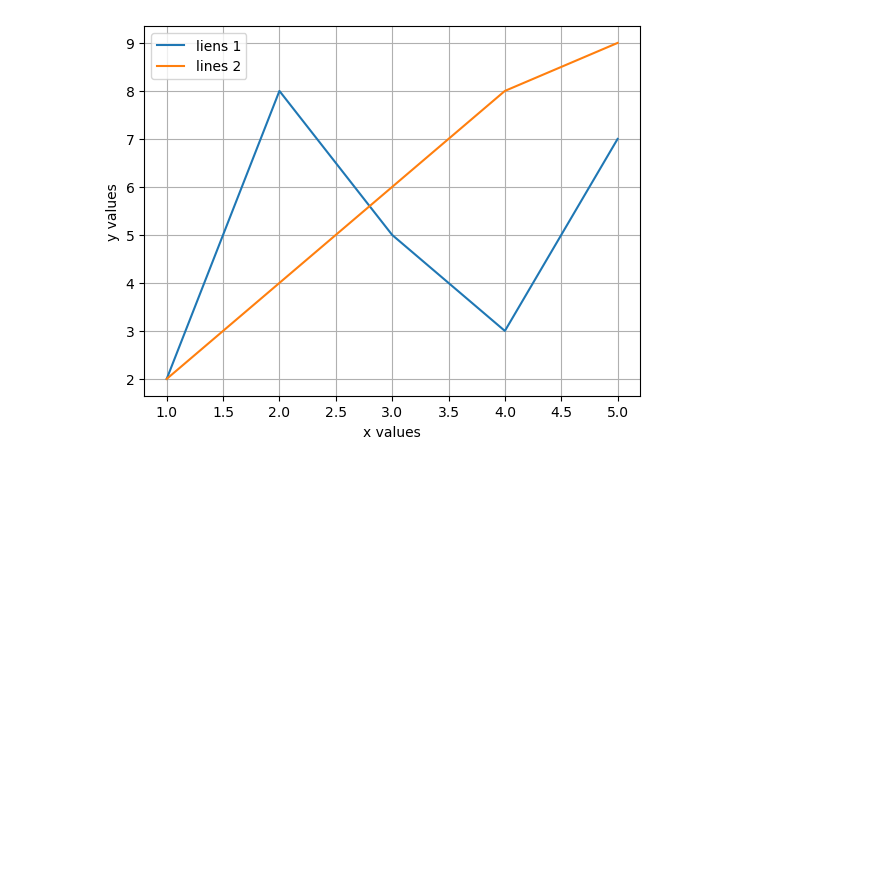
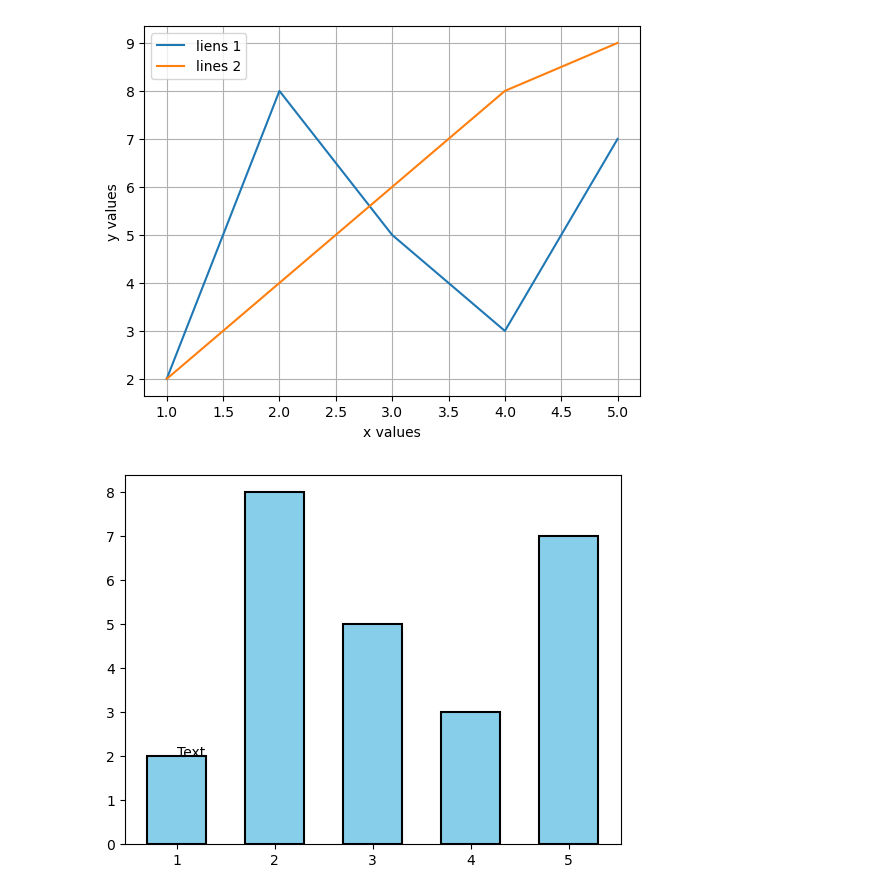
Before and after one commit to aditya-76430/python-programming, a Jupyter notebook: Matplotlib/learning-part1.ipynb, the cells around one changed output. Drawn from its saved outputs; the diff is of its cells as text; code cells hidden in the pictures; blank space fills up the shorter version.

Commit message:
styling a bar chart

```diff
--- a/Matplotlib/learning-part1.ipynb
+++ b/Matplotlib/learning-part1.ipynb
@@ -162,3 +162,21 @@ plt.legend()
 plt.show()
 # %% [output]
 [figure]
+# %%
+# Styling a bar chart
+import matplotlib.pyplot as plt
+
+x = [1,2,3,4,5]
+y = [2,8,5,3,7]
+
+plt.bar(x, y,
+        color = "skyblue",
+        width = 0.6,
+        edgecolor = "black",
+        linewidth = 1.5
+        )
+
+plt.text(x[0],y[0],"Text")
+plt.show()
+# %% [output]
+[figure, added]
```
Also changed, not shown: 8 other files.
